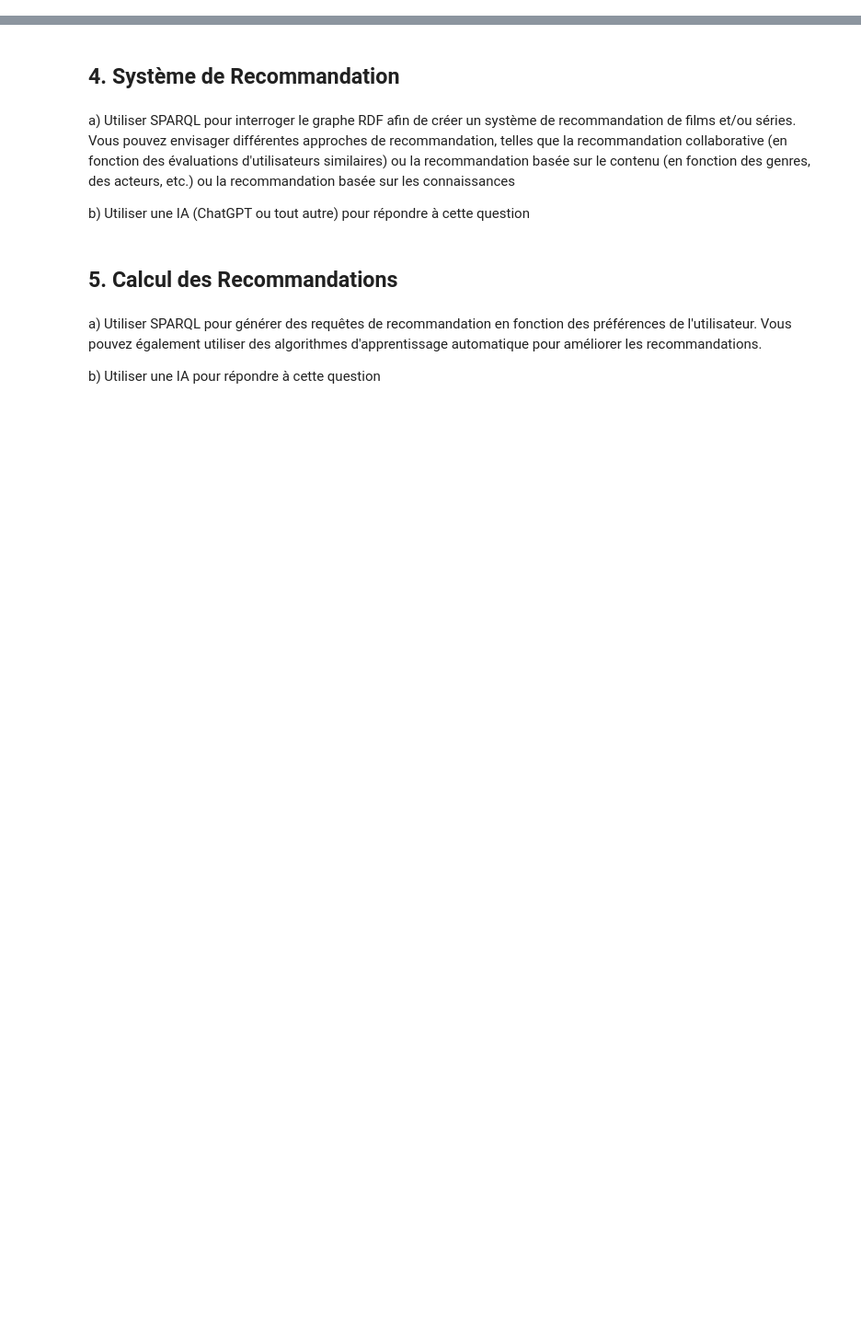
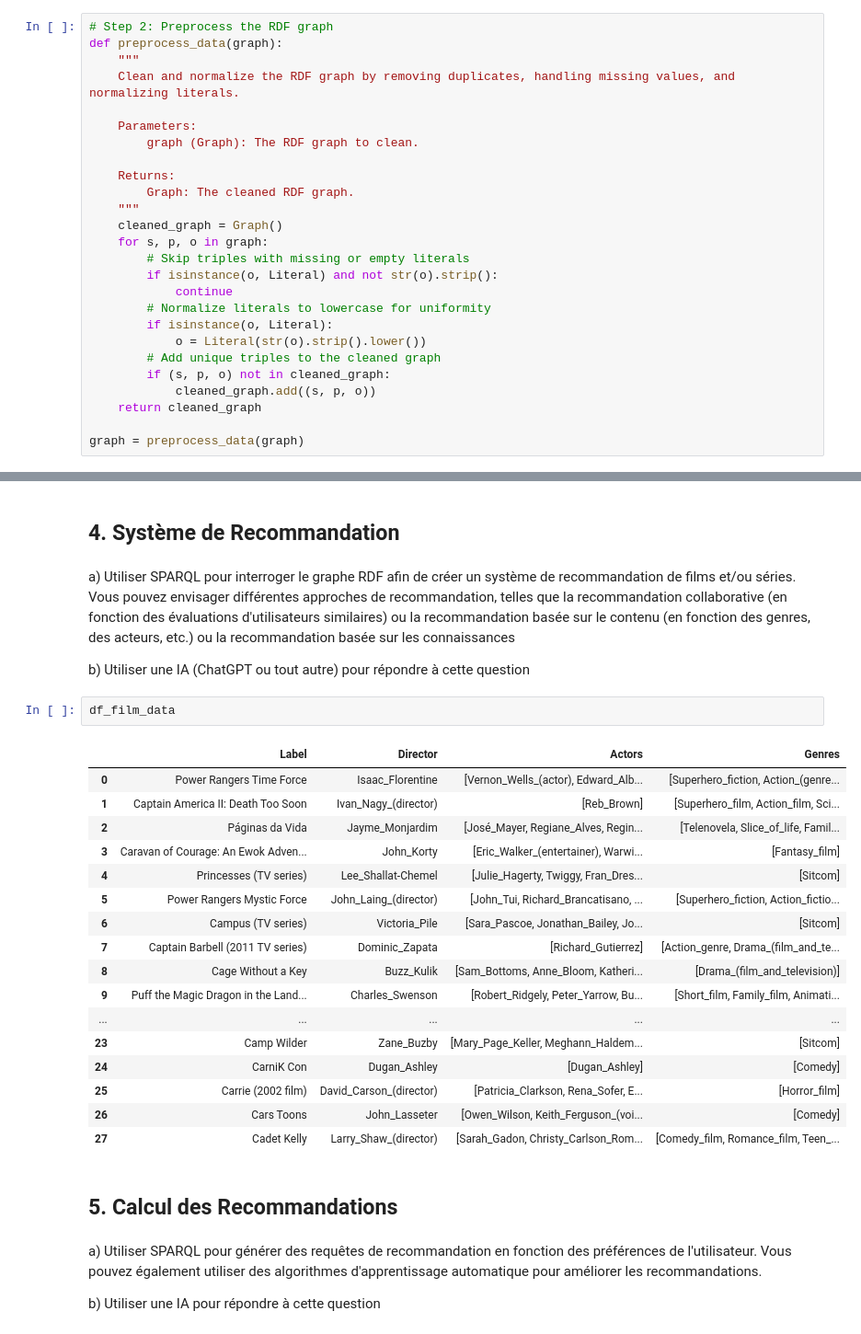
Before and after one commit to NimaNIKOOKAR/Web_Semantique_project, a Jupyter notebook: Mini_Projet_v3.ipynb, the cells around one changed output, grey strips where cells are left out. Shown: that part at 92% size. Saved outputs shown, nothing was run; the diff lists cells and outputs as text; blank space fills up the shorter version.

```diff
--- a/Mini_Projet_v3.ipynb
+++ b/Mini_Projet_v3.ipynb
@@ -356,6 +126,32 @@ Evaluation Scores: {'MAP@k': 1.0, 'NDCG@k': np.float64(1.0)}
 ## 2. Prétraitement des données
 # %% [markdown]
 Nettoyez et traitez les données extraites pour supprimer les doublons, gérer les valeurs manquantes et normaliser.
+# %%
+# Step 2: Preprocess the RDF graph
+def preprocess_data(graph):
+    """
+    Clean and normalize the RDF graph by removing duplicates, handling missing values, and normalizing literals.
+
+    Parameters:
+        graph (Graph): The RDF graph to clean.
+
+    Returns:
+        Graph: The cleaned RDF graph.
+    """
+    cleaned_graph = Graph()
+    for s, p, o in graph:
+        # Skip triples with missing or empty literals
+        if isinstance(o, Literal) and not str(o).strip():
+            continue
+        # Normalize literals to lowercase for uniformity
+        if isinstance(o, Literal):
+            o = Literal(str(o).strip().lower())
+        # Add unique triples to the cleaned graph
+        if (s, p, o) not in cleaned_graph:
+            cleaned_graph.add((s, p, o))
+    return cleaned_graph
+
+graph = preprocess_data(graph)
 # %% [markdown]
 ## 3. Analyse exploratoire des données
 # %% [markdown]
@@ -368,6 +351,26 @@ Nettoyez et traitez les données extraites pour supprimer les doublons, gérer l
 a) Utiliser SPARQL pour interroger le graphe RDF afin de créer un système de recommandation de films et/ou séries. Vous pouvez envisager différentes approches de recommandation, telles que la recommandation collaborative (en fonction des évaluations d'utilisateurs similaires) ou la recommandation basée sur le contenu (en fonction des genres, des acteurs, etc.) ou la recommandation basée sur les connaissances
 
 b) Utiliser une IA (ChatGPT ou tout autre) pour répondre à cette question
+# %%
+df_film_data
+# %% [output]
+|  | Label | Director | Actors | Genres |
+| 0 | Power Rangers Time Force | Isaac_Florentine | [Vernon_Wells_(actor), Edward_Alb... | [Superhero_fiction, Action_(genre... |
+| 1 | Captain America II: Death Too Soon | Ivan_Nagy_(director) | [Reb_Brown] | [Superhero_film, Action_film, Sci... |
+| 2 | Páginas da Vida | Jayme_Monjardim | [José_Mayer, Regiane_Alves, Regin... | [Telenovela, Slice_of_life, Famil... |
+| 3 | Caravan of Courage: An Ewok Adven... | John_Korty | [Eric_Walker_(entertainer), Warwi... | [Fantasy_film] |
+| 4 | Princesses (TV series) | Lee_Shallat-Chemel | [Julie_Hagerty, Twiggy, Fran_Dres... | [Sitcom] |
+| 5 | Power Rangers Mystic Force | John_Laing_(director) | [John_Tui, Richard_Brancatisano, ... | [Superhero_fiction, Action_fictio... |
+| 6 | Campus (TV series) | Victoria_Pile | [Sara_Pascoe, Jonathan_Bailey, Jo... | [Sitcom] |
+| 7 | Captain Barbell (2011 TV series) | Dominic_Zapata | [Richard_Gutierrez] | [Action_genre, Drama_(film_and_te... |
+| 8 | Cage Without a Key | Buzz_Kulik | [Sam_Bottoms, Anne_Bloom, Katheri... | [Drama_(film_and_television)] |
+| 9 | Puff the Magic Dragon in the Land... | Charles_Swenson | [Robert_Ridgely, Peter_Yarrow, Bu... | [Short_film, Family_film, Animati... |
+| ... | ... | ... | ... | ... |
+| 23 | Camp Wilder | Zane_Buzby | [Mary_Page_Keller, Meghann_Haldem... | [Sitcom] |
+| 24 | CarniK Con | Dugan_Ashley | [Dugan_Ashley] | [Comedy] |
+| 25 | Carrie (2002 film) | David_Carson_(director) | [Patricia_Clarkson, Rena_Sofer, E... | [Horror_film] |
+| 26 | Cars Toons | John_Lasseter | [Owen_Wilson, Keith_Ferguson_(voi... | [Comedy] |
+| 27 | Cadet Kelly | Larry_Shaw_(director) | [Sarah_Gadon, Christy_Carlson_Rom... | [Comedy_film, Romance_film, Teen_... |
 # %% [markdown]
 ## 5. Calcul des Recommandations
 # %% [markdown]
```
Also changed, not shown: parts of 4 cells of this notebook, 4 other files.
